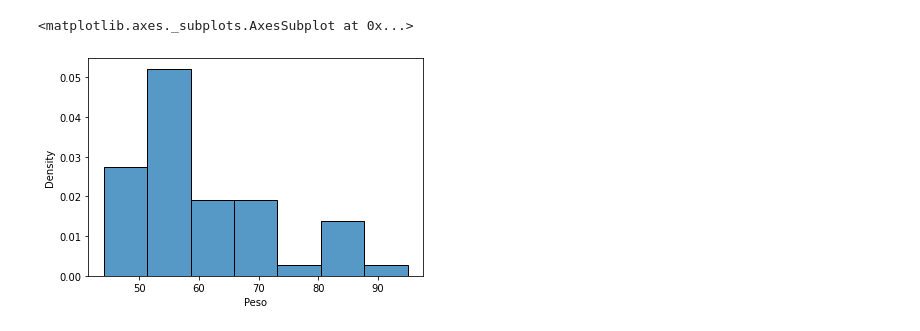
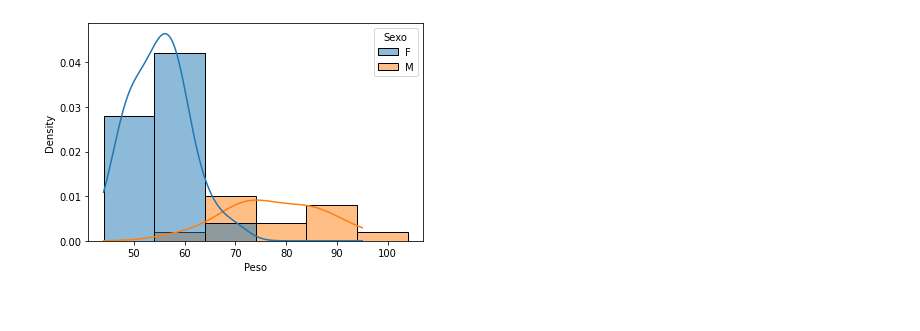
Before and after one commit to douglascdsantos/unesp_estatistica_e_probabilidade, a Jupyter notebook: aula01/tabela de frequencia.ipynb, the cells around one changed output. Drawn from its saved outputs; the diff is of its cells as text; code cells hidden in the pictures.

```diff
--- a/aula01/tabela de frequencia.ipynb
+++ b/aula01/tabela de frequencia.ipynb
@@ -62,7 +163,10 @@ sns.histplot(
 # %%
-sns.histplot(
-    data = planilha.Peso,
-    stat = 'density')
+  sns.histplot(
+    data = planilha,
+    x = 'Peso',
+    hue = 'Sexo',
+    binwidth=10,
+    kde = True,
+    stat = 'density');
 # %% [output]
-<matplotlib.axes._subplots.AxesSubplot at 0x...>
-[figure, old version]
+[figure, new version]
```
Also changed, not shown: parts of 26 cells of this notebook.
